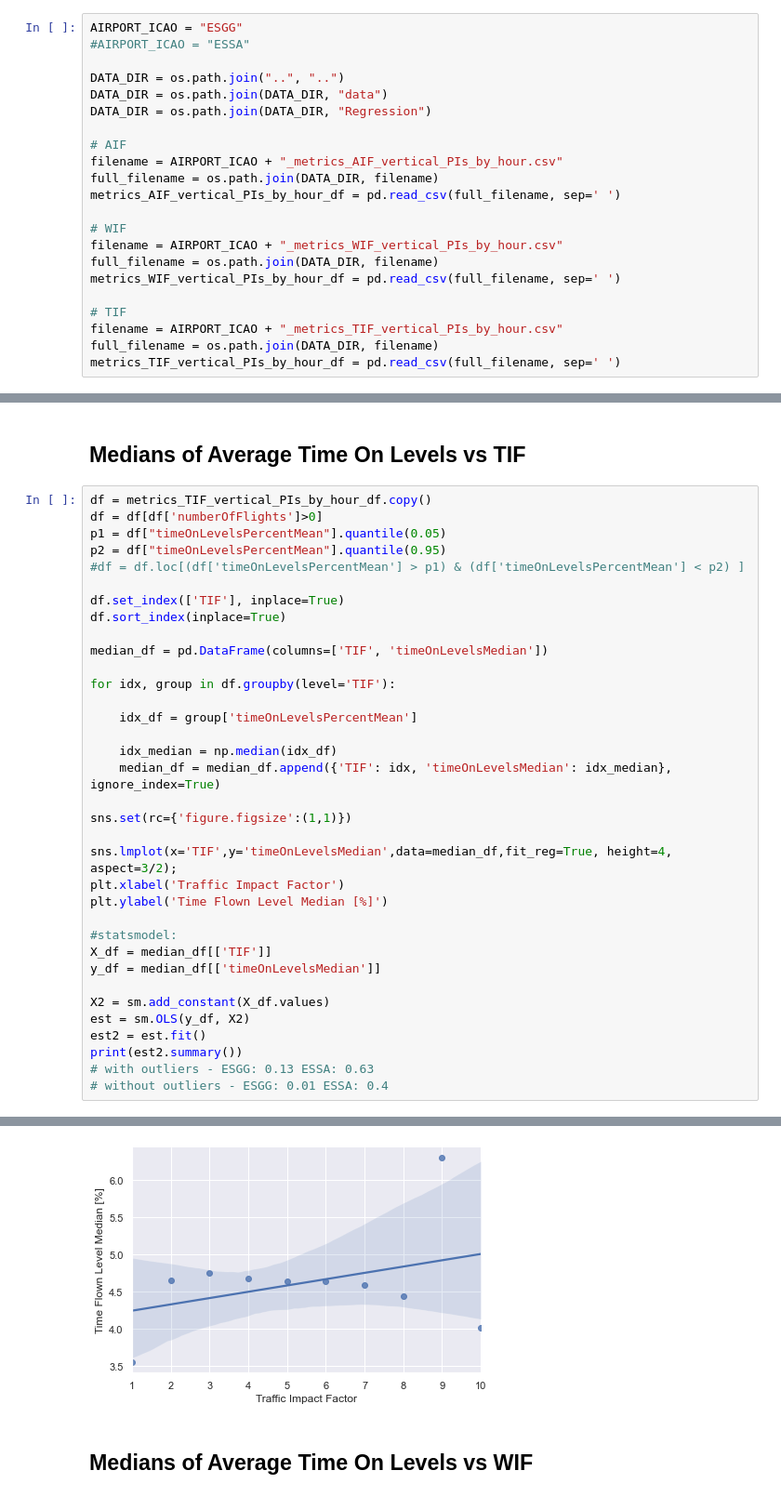
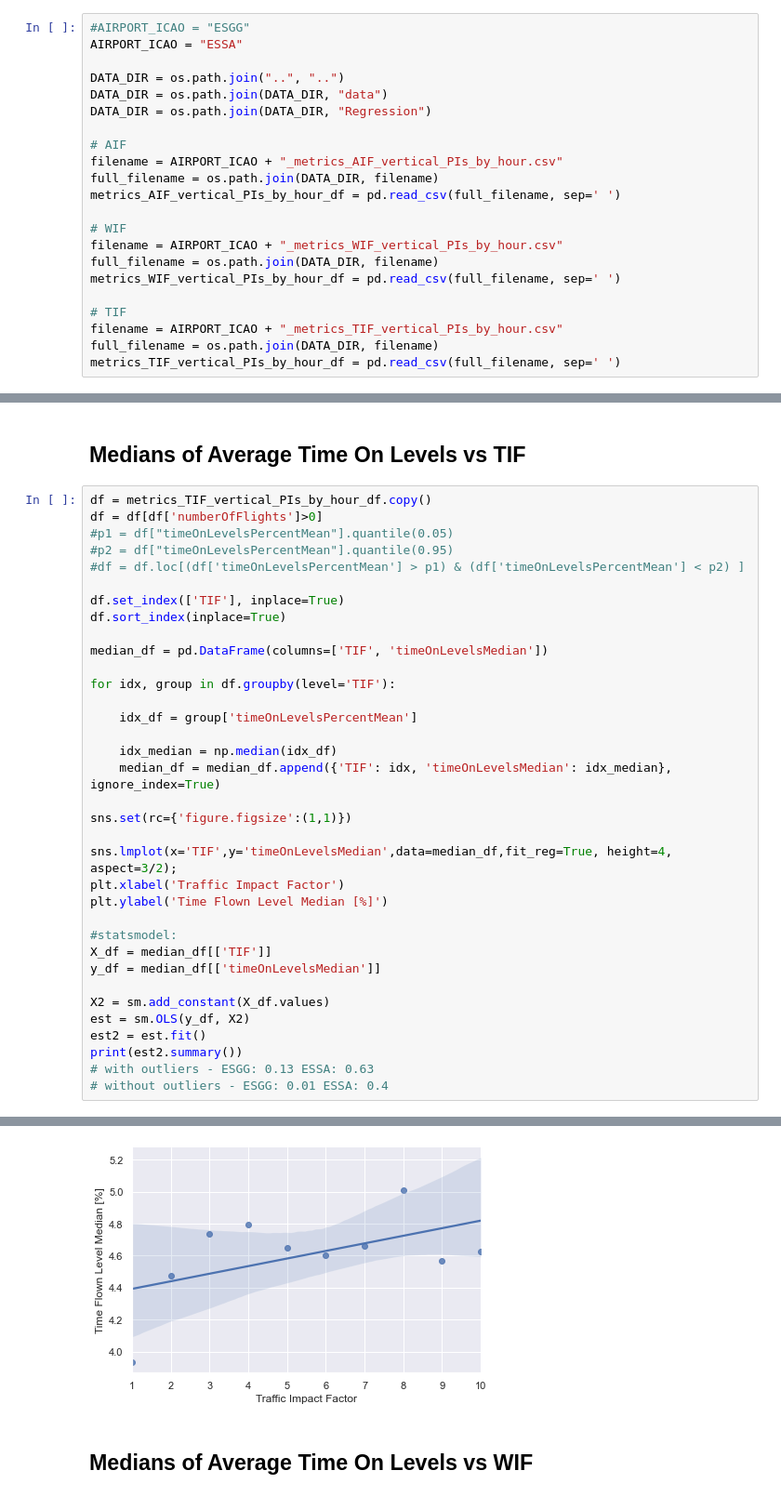
Before and after one commit to anlemett/FlightEfficiencyJournal, a Jupyter notebook: Jupyter/Regression/vertical_PIs_medians_vs_impact_factors.ipynb, the cells around one changed output, grey strips where cells are left out. Shown at 93% size. Saved outputs shown, nothing was run; the diff lists cells and outputs as text.

```diff
--- a/Jupyter/Regression/vertical_PIs_medians_vs_impact_factors.ipynb
+++ b/Jupyter/Regression/vertical_PIs_medians_vs_impact_factors.ipynb
@@ -21,8 +21,8 @@ from scipy import stats
 # %% [markdown]
 # Data uploading
 # %%
-AIRPORT_ICAO = "ESGG"
-#AIRPORT_ICAO = "ESSA"
+#AIRPORT_ICAO = "ESGG"
+AIRPORT_ICAO = "ESSA"
 
 DATA_DIR = os.path.join("..", "..")
 DATA_DIR = os.path.join(DATA_DIR, "data")
@@ -49,8 +49,8 @@ metrics_TIF_vertical_PIs_by_hour_df = pd.read_csv(full_filename, sep=' ')
 # %%
 df = metrics_TIF_vertical_PIs_by_hour_df.copy()
 df = df[df['numberOfFlights']>0]
-p1 = df["timeOnLevelsPercentMean"].quantile(0.05)
-p2 = df["timeOnLevelsPercentMean"].quantile(0.95)
+#p1 = df["timeOnLevelsPercentMean"].quantile(0.05)
+#p2 = df["timeOnLevelsPercentMean"].quantile(0.95)
 #df = df.loc[(df['timeOnLevelsPercentMean'] > p1) & (df['timeOnLevelsPercentMean'] < p2) ]
 
 df.set_index(['TIF'], inplace=True)
@@ -94,12 +94,12 @@ Df Residuals:                       8   BIC:                             23.34
 Df Model:                           1
 Covariance Type:            nonrobust
 ==============================================================================
 ... (9 lines left out)
 ==============================================================================
 
 Notes:
 [1] Standard Errors assume that the covariance matrix of the errors is correctly specified.
-[figure, old version]
+[figure, new version]
 # %% [markdown]
 ## Medians of Average Time On Levels vs WIF
 # %%
```
Also changed, not shown: parts of 3 cells of this notebook, 2 other files.
